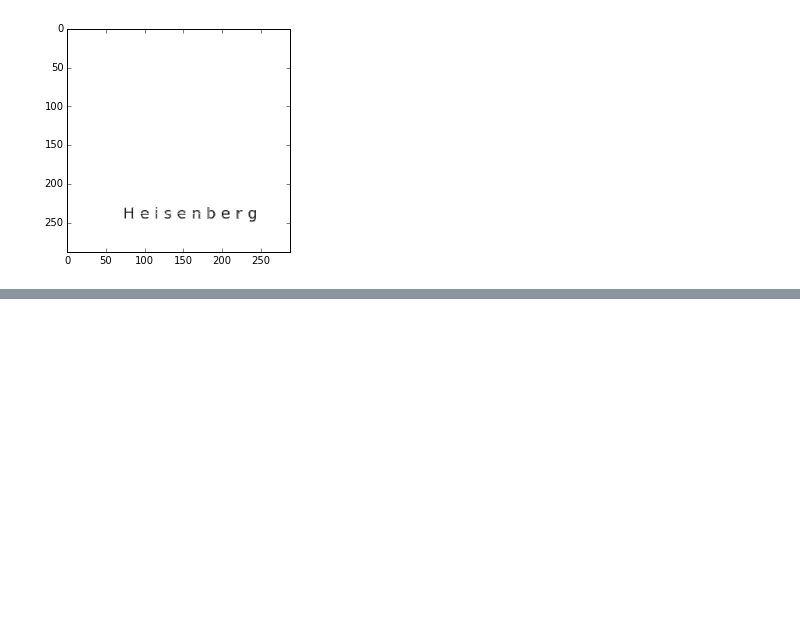
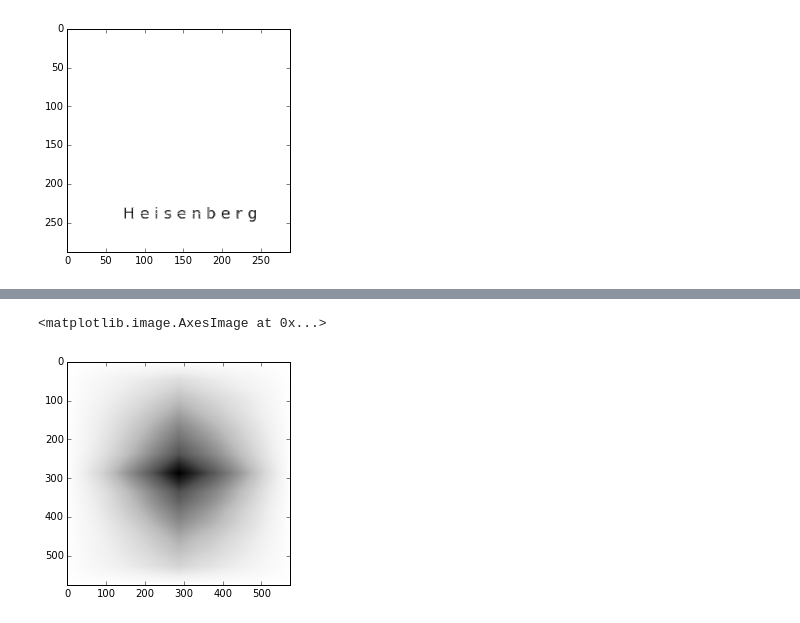
Before and after one commit to kbl4ew/Python_For_Data_Science, a Jupyter notebook: Shiman/HW1/hw1_sol_shiman.ipynb, the cells around one changed output, grey strips where cells are left out. Drawn from its saved outputs; the diff is of its cells as text; code cells hidden in the pictures; blank space fills up the shorter version.

```diff
--- a/Shiman/HW1/hw1_sol_shiman.ipynb
+++ b/Shiman/HW1/hw1_sol_shiman.ipynb
@@ -94,0 +112,5 @@ imshow(np.ma.median(stacked, axis = 0),cmap=cm.Greys)
+# %%
+im1=imread("Data/im2-1.png",flatten=True)
+im1_rs = sp.misc.imresize(im1,300)
+
+c12_f = correlate2d(im, im1, mode="full")
@@ -94,0 +127,5 @@ imshow(np.ma.median(stacked, axis = 0),cmap=cm.Greys)
+# %%
+imshow(c12_f, cmap=cm.Greys)
+# %% [output]
+<matplotlib.image.AxesImage at 0x...>
+[figure, added]
```
Also changed, not shown: parts of 6 cells of this notebook.
